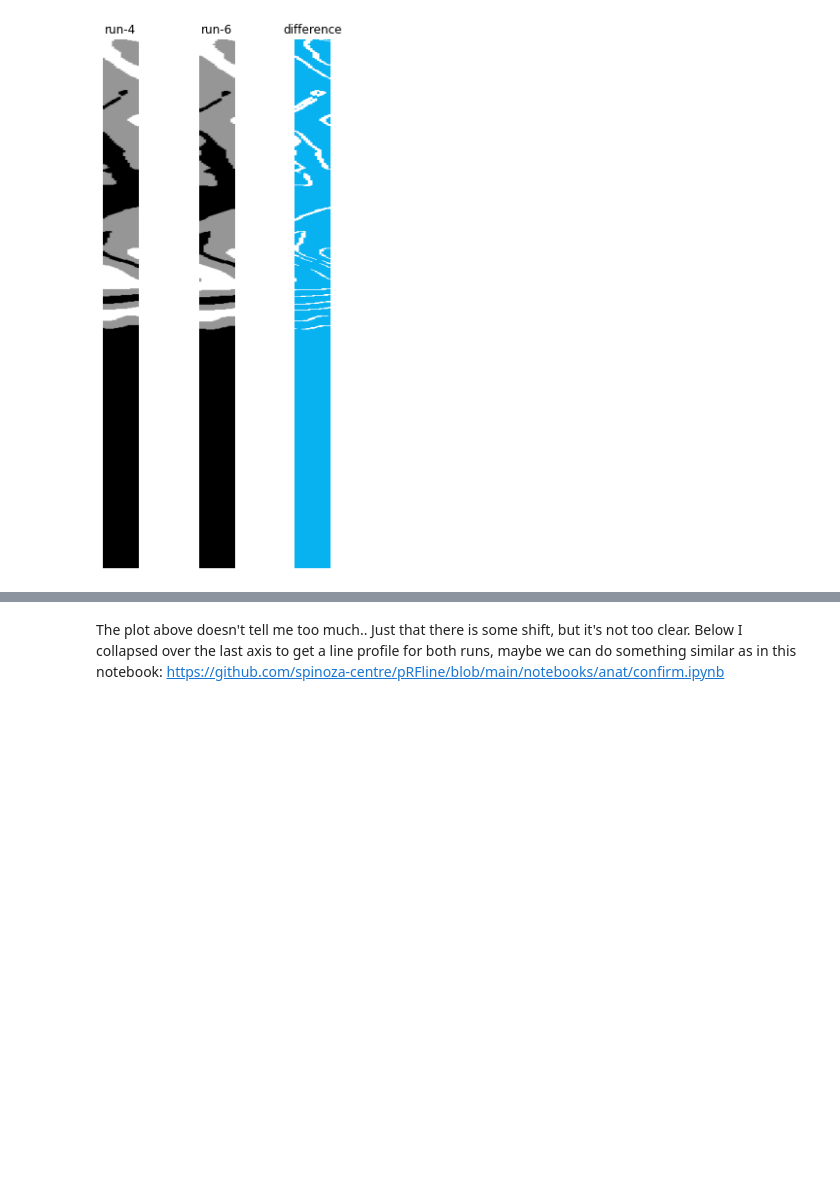
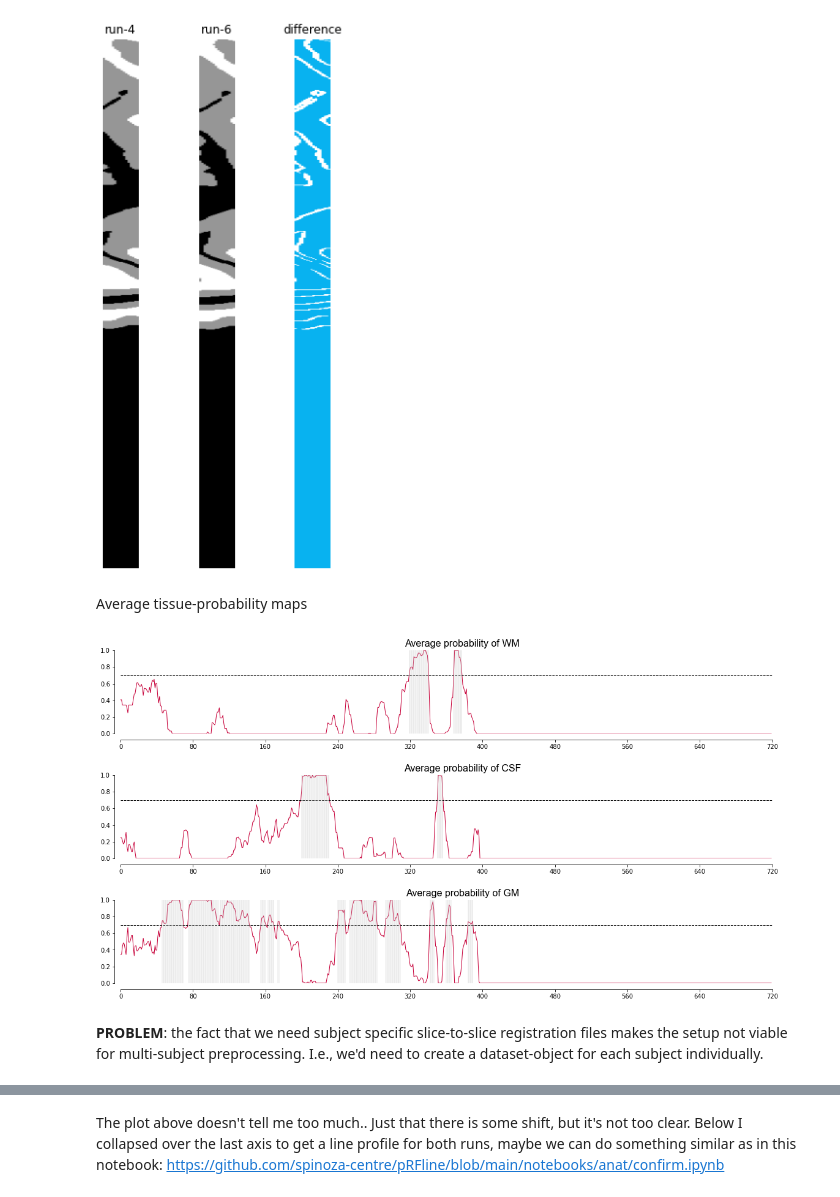
Before and after one commit to spinoza-centre/pRFline, a Jupyter notebook: notebooks/misc/alignment.ipynb, the cells around one changed output, grey strips where cells are left out. Cells and saved outputs as stored; diff of their text form; code cells hidden in the pictures; blank space fills up the shorter version.

Commit message:
voxel selection strategy (#13)

```diff
--- a/notebooks/misc/alignment.ipynb
+++ b/notebooks/misc/alignment.ipynb
@@ -171,3 +179,38 @@ for ax in ax1,ax2,ax3:
     ax.axis('off')
 # %% [output]
 [figure]
+# %% [markdown]
+Average tissue-probability maps
+# %%
+fig = plt.figure(figsize=(20,10))
+gs = fig.add_gridspec(3,1, hspace=0.5)
+
+thresh = 0.7
+voxel_classification = {}
+for ix, seg in enumerate(['wm', 'csf', 'gm']):
+    ax = fig.add_subplot(gs[ix])
+
+    img1 = run4.acomp.segmentations_in_beam[run4.subject][seg][...,np.newaxis]
+    img2 = run6.acomp.segmentations_in_beam[run6.subject][seg][...,np.newaxis]
+    img  = np.concatenate((img1,img2), axis=-1)
+    avg_runs  = img.mean(axis=-1).mean(axis=-1)
+    avg_err = sem(avg_runs, axis=-1)
+
+    add_hline = {'pos': thresh, 'color': 'k', 'ls': '--', 'lw': 1}
+
+    plotting.LazyPlot(avg_runs,
+                      axs=ax,
+                      error=avg_err,
+                      title=f'Average probability of {seg.upper()}',
+                      font_size=16,
+                      y_lim=[0,1],
+                      linewidth=2,
+                      color="#C70039",
+                      sns_trim=True,
+                      add_hline=add_hline)
+
+    voxel_classification[seg] = np.where(avg_runs > thresh)[0]
+    for ii in voxel_classification[seg]:
+        ax.axvline(ii, alpha=0.3, color="#cccccc")
+# %% [output]
+[figure, added]
@@ -173,0 +227,2 @@ for ax in ax1,ax2,ax3:
+# %% [markdown]
+**PROBLEM**: the fact that we need subject specific slice-to-slice registration files makes the setup not viable for multi-subject preprocessing. I.e., we'd need to create a dataset-object for each subject individually.
```
Also changed, not shown: parts of 14 cells of this notebook.
